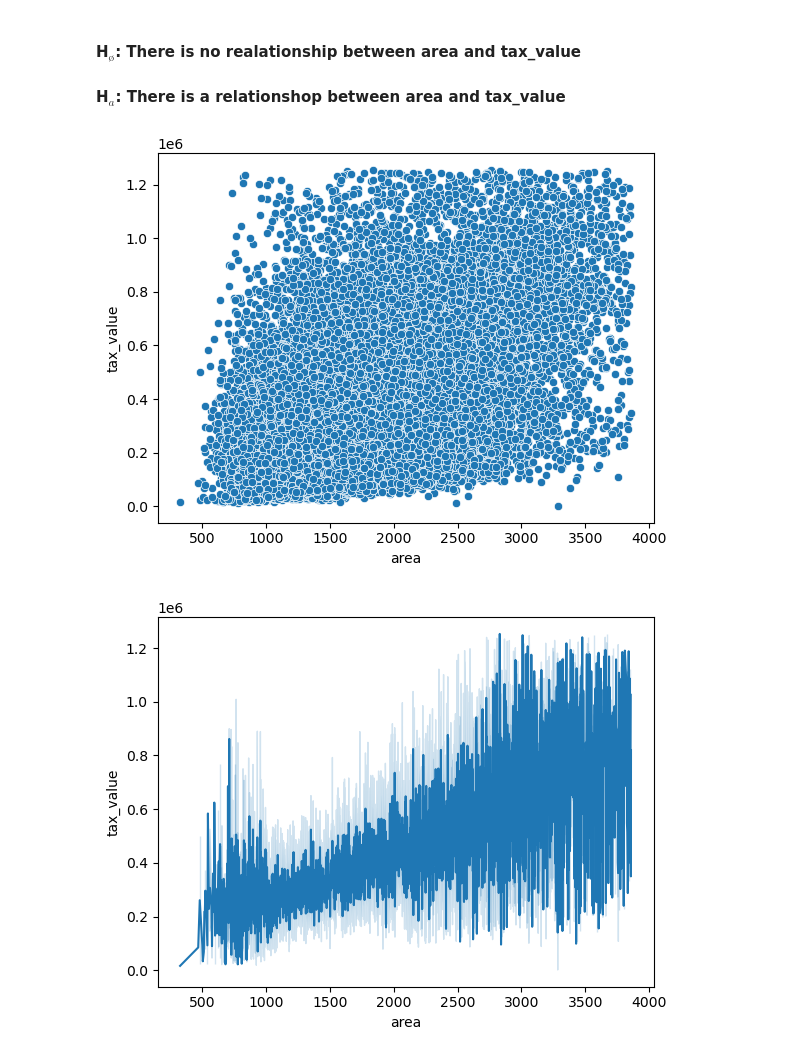
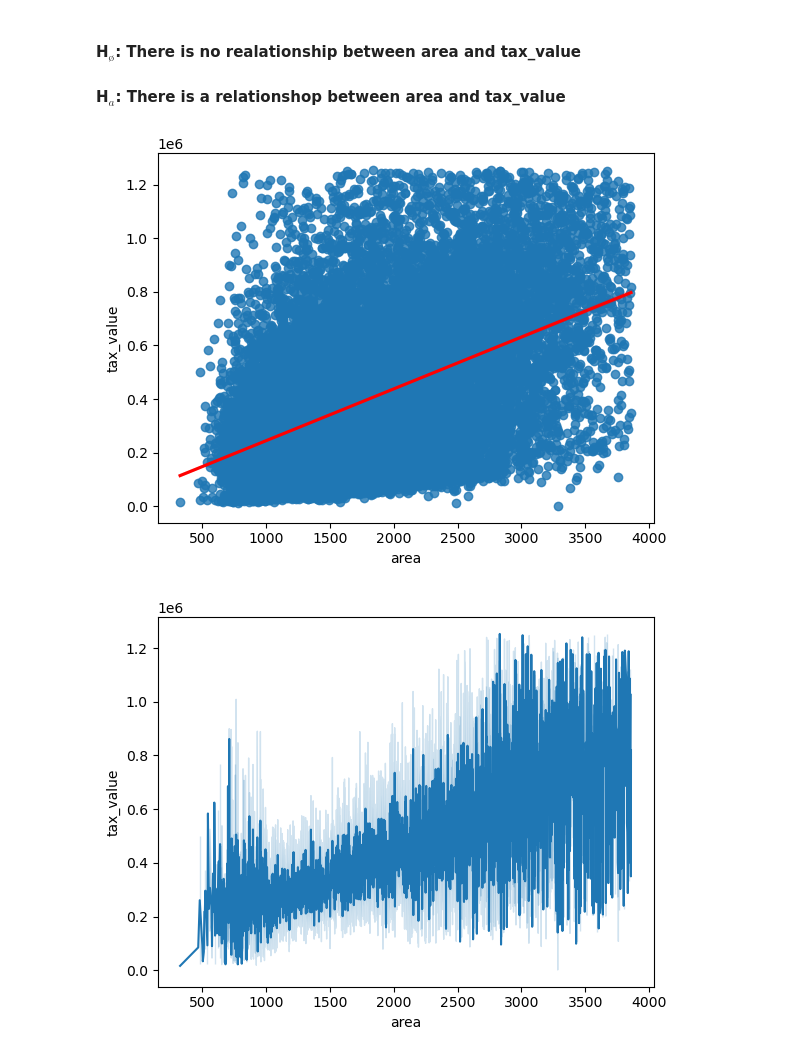
Before and after one commit to Jburch01/regression_project, a Jupyter notebook: explore.ipynb, the cells around one changed output. Cells and saved outputs as stored; diff of their text form; code cells hidden in the pictures.

```diff
--- a/explore.ipynb
+++ b/explore.ipynb
@@ -205,10 +205,10 @@ p
 #### H$_ø$: There is no realationship between area and tax_value
 #### H$_a$: There is a relationshop between area and tax_value
 # %%
-sns.scatterplot(data=train, x='area', y='tax_value')
+sns.regplot(data=train, x='area', y='tax_value', line_kws={'color': 'red'})
 plt.show()
 # %% [output]
-[figure, old version]
+[figure, new version]
 # %%
 sns.lineplot(data=train, x='area', y='tax_value')
 plt.show()
```
